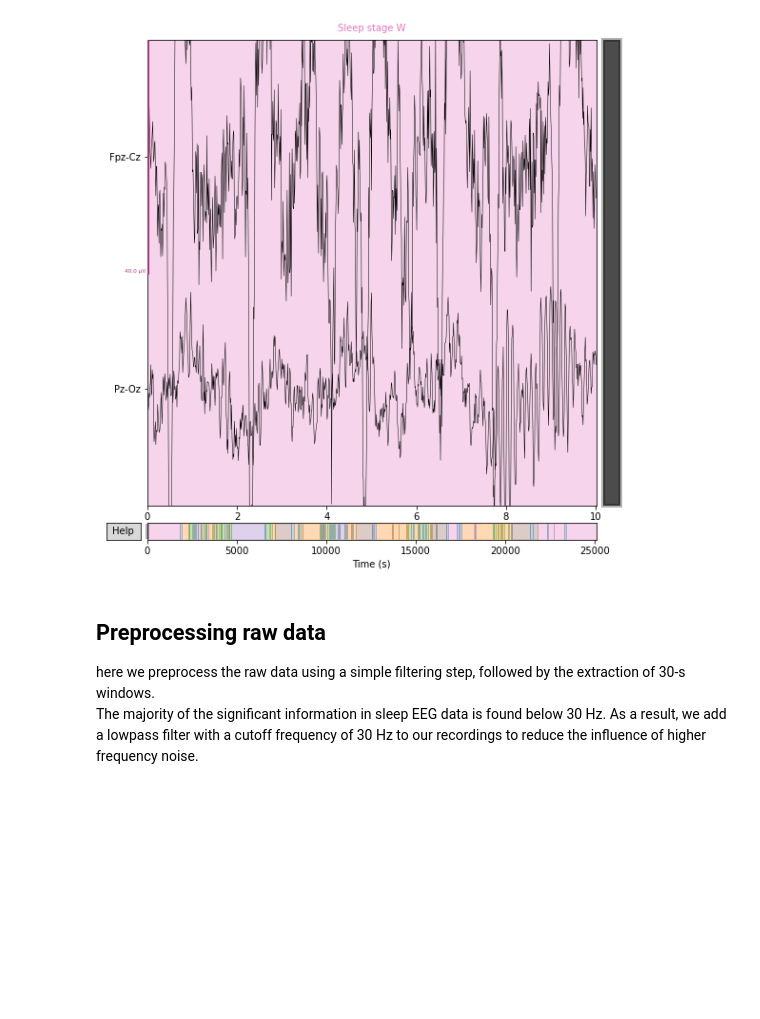
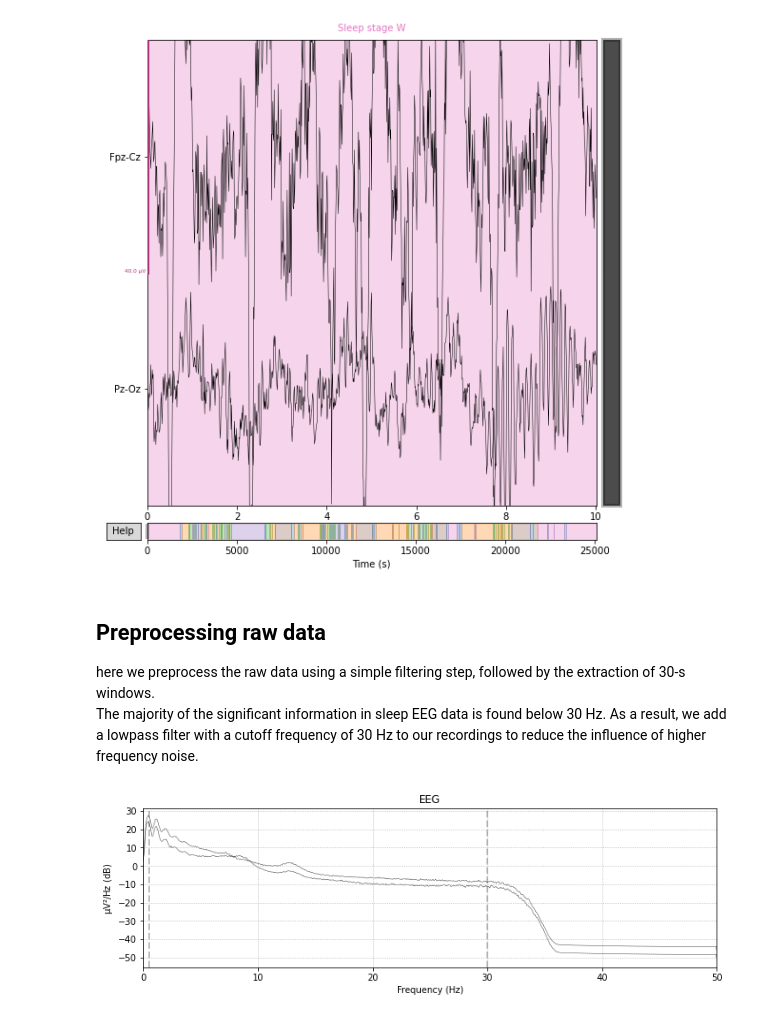
Before and after one commit to rakaUconn/Sleep_stage_classification, a Jupyter notebook: sleep_stage_classification.ipynb, the cells around one changed output. Drawn from its saved outputs; the diff is of its cells as text; code cells hidden in the pictures; blank space fills up the shorter version.

```diff
--- a/sleep_stage_classification.ipynb
+++ b/sleep_stage_classification.ipynb
@@ -151,3 +151,14 @@ raws[0].plot();
 here we preprocess the raw data using a simple filtering step, followed by the extraction of 30-s windows.
 <br>
 The majority of the significant information in sleep EEG data is found below 30 Hz. As a result, we add a lowpass filter with a cutoff frequency of 30 Hz to our recordings to reduce the influence of higher frequency noise.
+# %%
+l_freq, h_freq = None, 30
+
+for raw in raws:
+    raw.load_data().filter(l_freq, h_freq)  # filtering happens in-place
+
+
+# Plot the power spectrum of a recording as sanity check
+raws[0].plot_psd();
+# %% [output]
+[figure, added]
```
